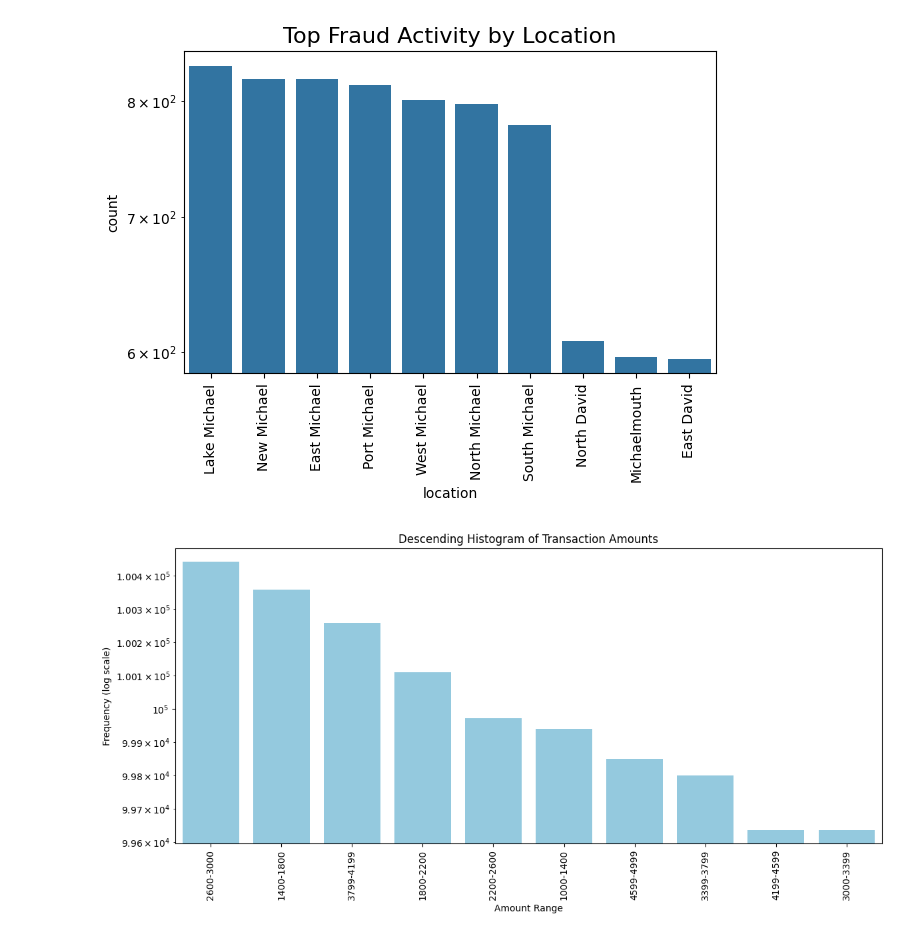
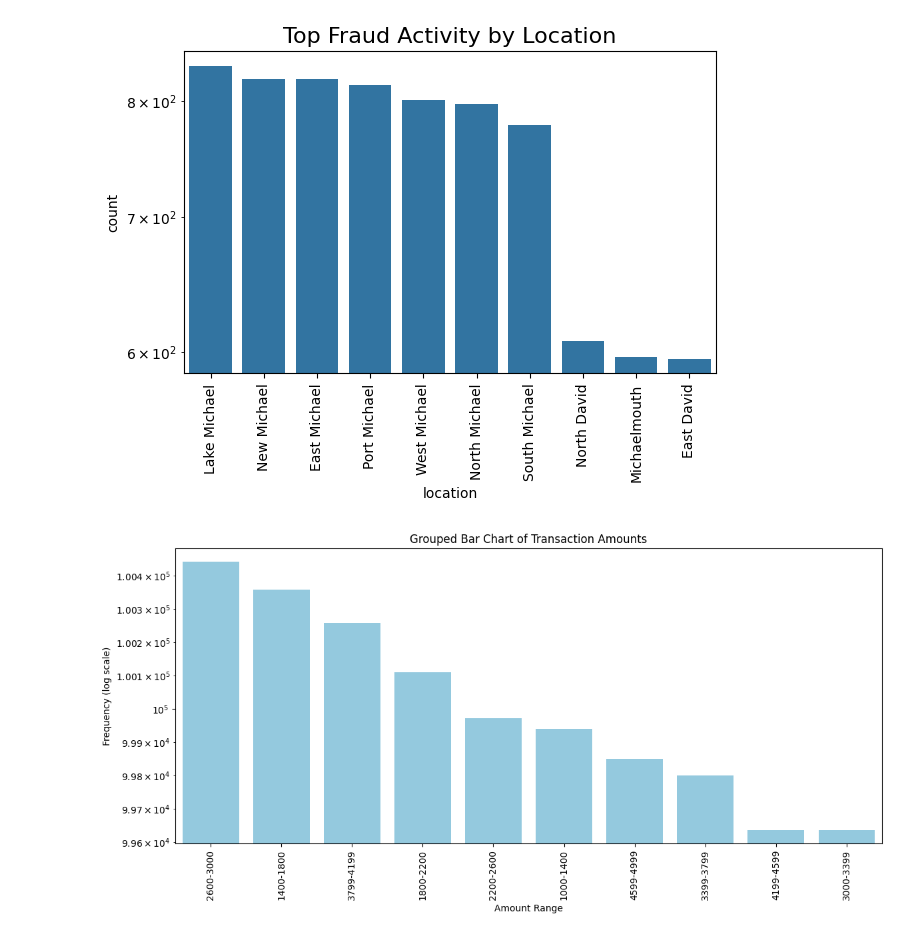
Before and after one commit to aashishraja/fraud-detection-project, a Jupyter notebook: notebooks/eda.ipynb, the cells around one changed output. Saved outputs shown, nothing was run; the diff lists cells and outputs as text; code cells hidden in the pictures.

Commit message:
Date Based EDA 75 percent complete

```diff
--- a/notebooks/eda.ipynb
+++ b/notebooks/eda.ipynb
@@ -65,8 +65,8 @@ null_vals = fulldf.isnull().sum()
 
 
 # 2 - Date Standarisation
-parsed_dates = pd.to_datetime(fulldf['timestamp'], errors='coerce')
-int(parsed_dates.isna().sum()) #as the number is = 0 we can be certain that all dates have been standardised
+fulldf['timestamp'] = pd.to_datetime(fulldf['timestamp'], errors='coerce')
+int(fulldf['timestamp'].isna().sum()) #as the number is = 0 we can be certain that all dates have been standardised
 
 # 3 - Validation of fraud label
 fulldf['is_fraud'].value_counts() # result shows that there are 1,000,000 fraud and 1,000,000 not fraud transactions
@@ -95,22 +95,22 @@ Text(0.5, 1.0, 'Top Fraud Activity by Location')
 # %%
 # Create bins
 bins = 10
 counts, bin_edges = np.histogram(frauddf['amount'], bins=bins)
 
 # Sort counts descending
 sorted_indices = np.argsort(counts)[::-1]  # descending order
 sorted_counts = counts[sorted_indices]
 sorted_bins = [f"{int(bin_edges[i])}-{int(bin_edges[i+1])}" for i in sorted_indices]
 
 # Plot as barplot
 plt.figure(figsize=(12,6))
 sns.barplot(x=sorted_bins, y=sorted_counts, color='skyblue')
 plt.yscale('log')  # log scale
 plt.xticks(rotation=90)
 plt.xlabel('Amount Range')
 plt.ylabel('Frequency (log scale)')
-plt.title('Descending Histogram of Transaction Amounts')
+plt.title('Grouped Bar Chart of Transaction Amounts')
 plt.tight_layout()
 plt.show()
 # %% [output]
-[figure, old version]
+[figure, new version]
```
Also changed, not shown: parts of 3 cells of this notebook.
